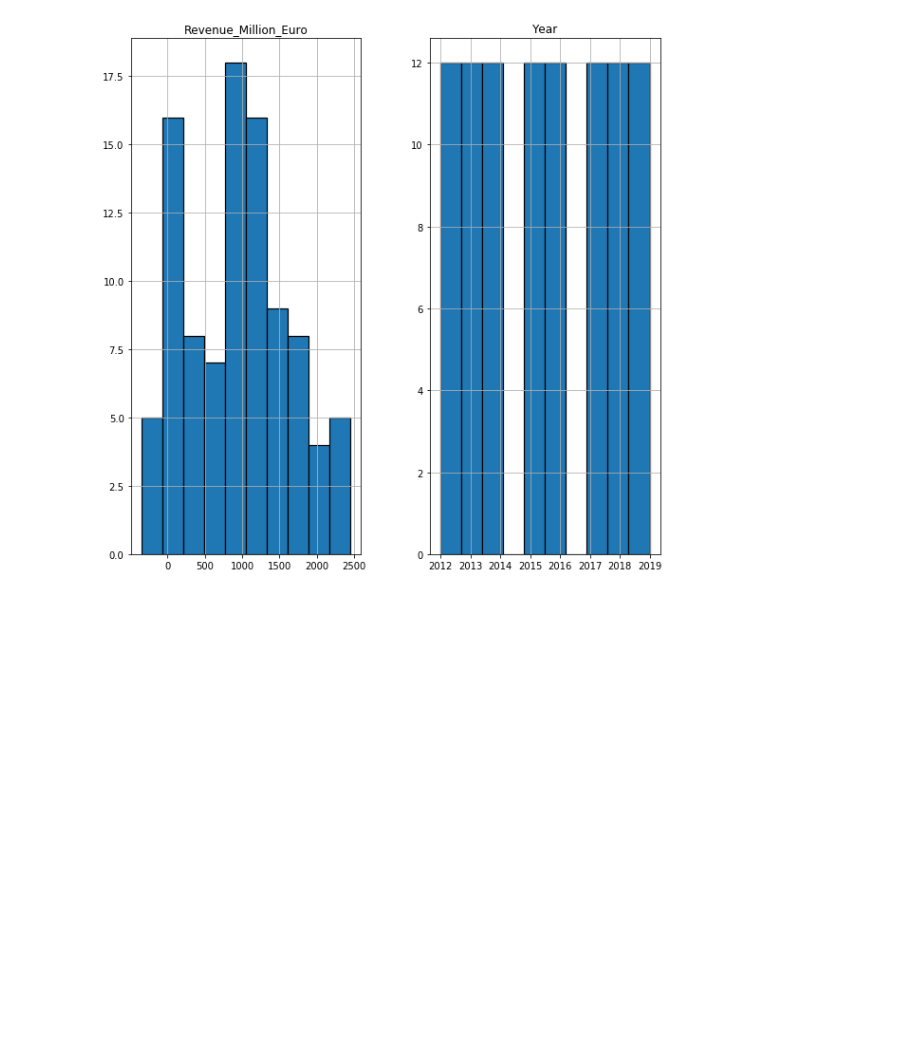
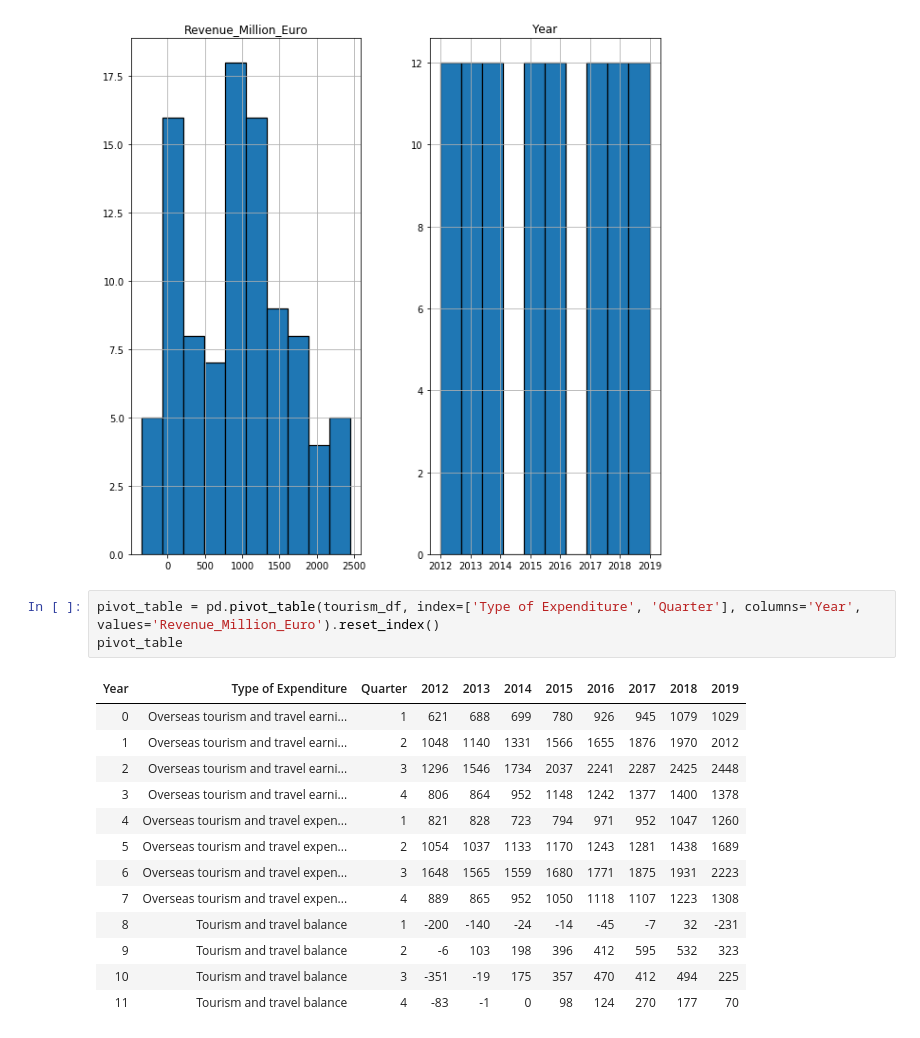
Before and after one commit to waseemmm737/crisp-dm-project, a Jupyter notebook: vehicle_data.ipynb, the cells around one changed output. Drawn from its saved outputs; the diff is of its cells as text; blank space fills up the shorter version.

```diff
--- a/vehicle_data.ipynb
+++ b/vehicle_data.ipynb
@@ -266,3 +266,20 @@ tourism_df
 tourism_df.hist(edgecolor="black", linewidth=1.2, figsize=(10, 10));
 # %% [output]
 [figure]
+# %%
+pivot_table = pd.pivot_table(tourism_df, index=['Type of Expenditure', 'Quarter'], columns='Year', values='Revenue_Million_Euro').reset_index()
+pivot_table
+# %% [output]
+| Year | Type of Expenditure | Quarter | 2012 | 2013 | 2014 | 2015 | 2016 | 2017 | 2018 | 2019 |
+| 0 | Overseas tourism and travel earni... | 1 | 621 | 688 | 699 | 780 | 926 | 945 | 1079 | 1029 |
+| 1 | Overseas tourism and travel earni... | 2 | 1048 | 1140 | 1331 | 1566 | 1655 | 1876 | 1970 | 2012 |
+| 2 | Overseas tourism and travel earni... | 3 | 1296 | 1546 | 1734 | 2037 | 2241 | 2287 | 2425 | 2448 |
+| 3 | Overseas tourism and travel earni... | 4 | 806 | 864 | 952 | 1148 | 1242 | 1377 | 1400 | 1378 |
+| 4 | Overseas tourism and travel expen... | 1 | 821 | 828 | 723 | 794 | 971 | 952 | 1047 | 1260 |
+| 5 | Overseas tourism and travel expen... | 2 | 1054 | 1037 | 1133 | 1170 | 1243 | 1281 | 1438 | 1689 |
+| 6 | Overseas tourism and travel expen... | 3 | 1648 | 1565 | 1559 | 1680 | 1771 | 1875 | 1931 | 2223 |
+| 7 | Overseas tourism and travel expen... | 4 | 889 | 865 | 952 | 1050 | 1118 | 1107 | 1223 | 1308 |
+| 8 | Tourism and travel balance | 1 | -200 | -140 | -24 | -14 | -45 | -7 | 32 | -231 |
+| 9 | Tourism and travel balance | 2 | -6 | 103 | 198 | 396 | 412 | 595 | 532 | 323 |
+| 10 | Tourism and travel balance | 3 | -351 | -19 | 175 | 357 | 470 | 412 | 494 | 225 |
+| 11 | Tourism and travel balance | 4 | -83 | -1 | 0 | 98 | 124 | 270 | 177 | 70 |
```
Also changed, not shown: parts of 16 cells of this notebook.
